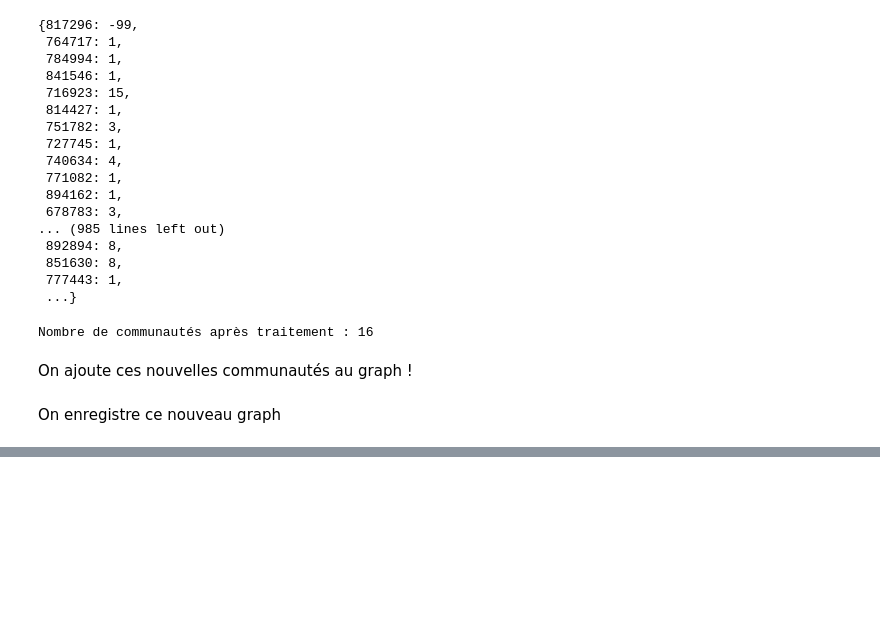
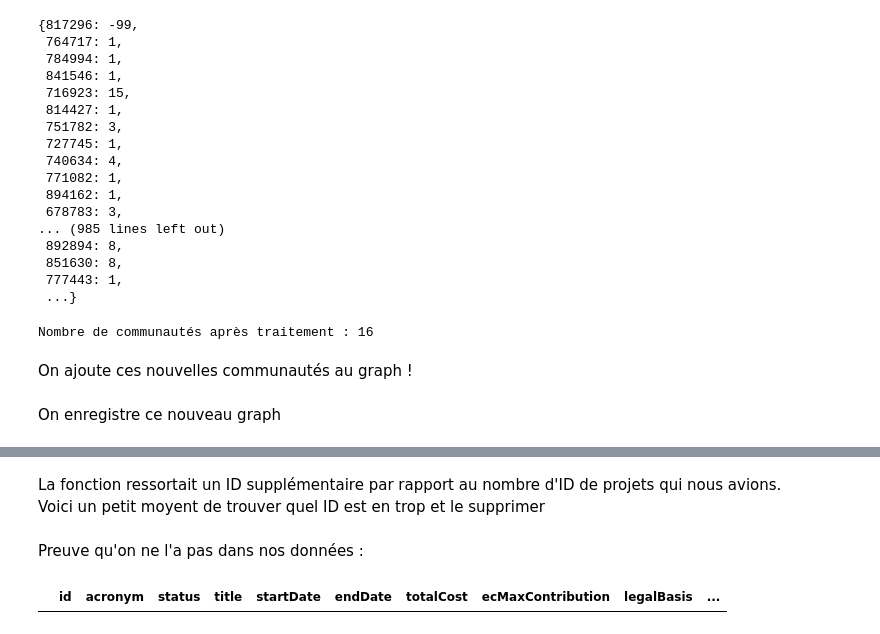
Before and after one commit to Cyrlyo/Cordis, a Jupyter notebook: Notebook/Cordis.ipynb, the cells around one changed output, grey strips where cells are left out. Cells and saved outputs as stored; diff of their text form; code cells hidden in the pictures; blank space fills up the shorter version.

Commit message:
delete project id en trop

```diff
--- a/Notebook/Cordis.ipynb
+++ b/Notebook/Cordis.ipynb
@@ -330,0 +331,3 @@ fill_publication(pub_project, project_id)
+# %% [markdown]
+La fonction ressortait un ID supplémentaire par rapport au nombre d'ID de projets qui nous avions. <br>
+Voici un petit moyent de trouver quel ID est en trop et le supprimer
@@ -330,0 +345,6 @@ fill_publication(pub_project, project_id)
+# %% [markdown]
+Preuve qu'on ne l'a pas dans nos données :
+# %%
+project[project["id"] == 743165]
+# %% [output]
+|  | id | acronym | status | title | startDate | endDate | totalCost | ecMaxContribution | legalBasis | ... |
```
Also changed, not shown: parts of 34 cells of this notebook.
